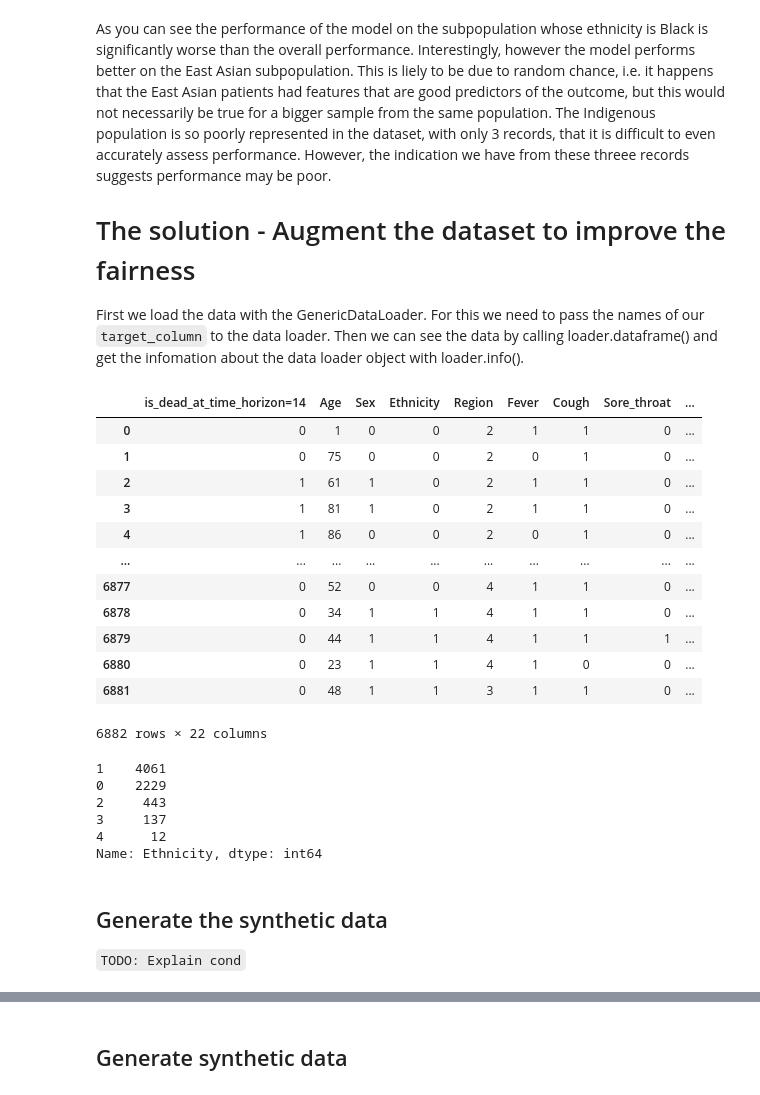
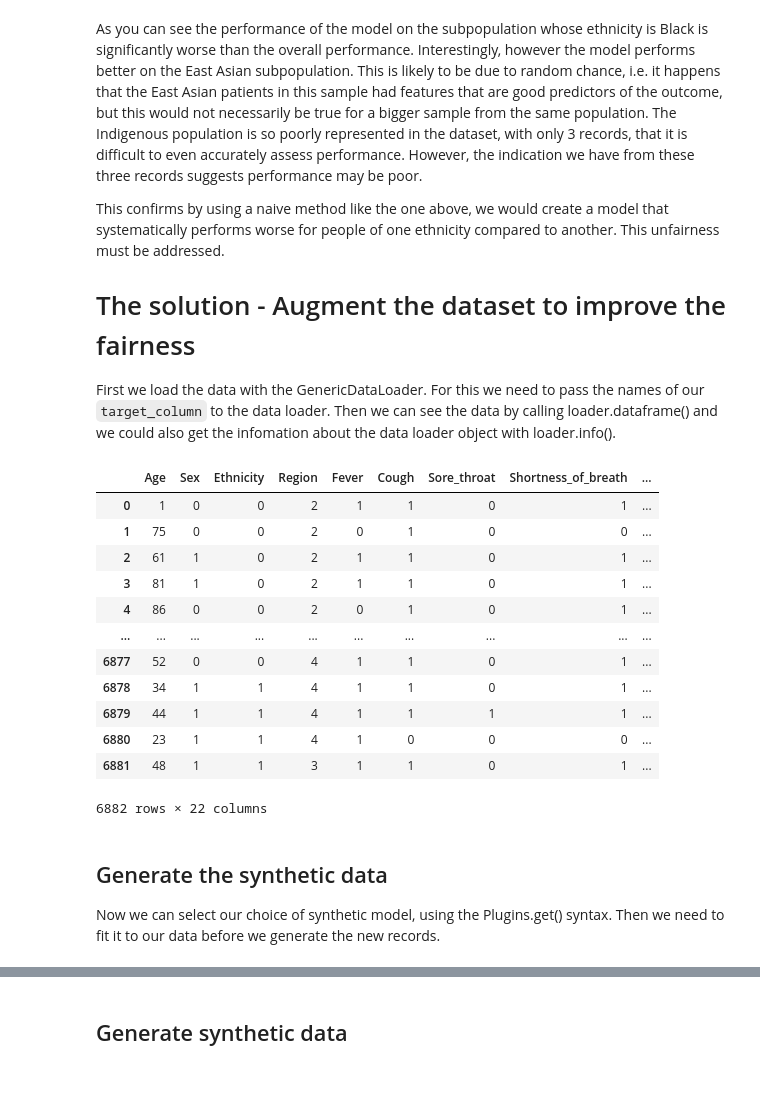
Before and after one commit to vanderschaarlab/synthetic-data-lab, a Jupyter notebook: Tutorials/Case Study 2 - Fairness.ipynb, the cells around one changed output, grey strips where cells are left out. Saved outputs shown, nothing was run; the diff lists cells and outputs as text; code cells hidden in the pictures.

````diff
--- a/Tutorials/Case Study 2 - Fairness.ipynb
+++ b/Tutorials/Case Study 2 - Fairness.ipynb
@@ -54,0 +47,20 @@ ethnicity_mapper = {
+# %%
+time_horizon = 14
+X = pd.read_csv(f"../data/Brazil_COVID/covid_normalised_numericalised.csv")
+
+X.loc[(X["Days_hospital_to_outcome"] <= time_horizon) & (X["is_dead"] == 1), f"is_dead_at_time_horizon={time_horizon}"] = 1
+X.loc[(X["Days_hospital_to_outcome"] > time_horizon), f"is_dead_at_time_horizon={time_horizon}"] = 0
+X.loc[(X["is_dead"] == 0), f"is_dead_at_time_horizon={time_horizon}"] = 0
+X[f"is_dead_at_time_horizon={time_horizon}"] = X[f"is_dead_at_time_horizon={time_horizon}"].astype(int)
+
+X.drop(columns=["is_dead", "Days_hospital_to_outcome"], inplace=True) # drop survival columns as they are not needed for a classification problem
+display(X)
+
+# Define the mappings of the encoded values in the Ethnicity column to the understandable values
+ethnicity_mapper = {
+    0: "Mixed",
+    1: "White",
+    2: "Black",
+    3: "East Asian",
+    4: "Indigenous",
+}
@@ -114,42 +154,37 @@ plt.show()
 # %% [markdown]
-As you can see the performance of the model on the subpopulation whose ethnicity is Black is significantly worse than the overall performance. Interestingly, however the model performs better on the East Asian subpopulation. This is liely to be due to random chance, i.e. it happens that the East Asian patients had features that are good predictors of the outcome, but this would not necessarily be true for a bigger sample from the same population. The Indigenous population is so poorly represented in the dataset, with only 3 records, that it is difficult to even accurately assess performance. However, the indication we have from these threee records suggests performance may be poor.
+As you can see the performance of the model on the subpopulation whose ethnicity is Black is significantly worse than the overall performance. Interestingly, however the model performs better on the East Asian subpopulation. This is likely to be due to random chance, i.e. it happens that the East Asian patients in this sample had features that are good predictors of the outcome, but this would not necessarily be true for a bigger sample from the same population. The Indigenous population is so poorly represented in the dataset, with only 3 records, that it is difficult to even accurately assess performance. However, the indication we have from these three records suggests performance may be poor.
+
+This confirms by using a naive method like the one above, we would create a model that systematically performs worse for people of one ethnicity compared to another. This unfairness must be addressed.
 
 # The solution - Augment the dataset to improve the fairness
 
-First we load the data with the GenericDataLoader. For this we need to pass the names of our `target_column` to the data loader. Then we can see the data by calling loader.dataframe() and get the infomation about the data loader object with loader.info().
+First we load the data with the GenericDataLoader. For this we need to pass the names of our `target_column` to the data loader. Then we can see the data by calling loader.dataframe() and we could also get the infomation about the data loader object with loader.info().
 # %%
 loader = GenericDataLoader(
     X,
-    target_column="is_dead_at_time_horizon=14",
+    target_column=f"is_dead_at_time_horizon={time_horizon}",
     sensitive_features=["Age", "Sex", "Ethnicity", "Region"],
     random_state=42,
 )
 
 display(loader.dataframe())
-print(loader["Ethnicity"].value_counts())
 # %% [output]
-|  | is_dead_at_time_horizon=14 | Age | Sex | Ethnicity | Region | Fever | Cough | Sore_throat | ... |
-| 0 | 0 | 1 | 0 | 0 | 2 | 1 | 1 | 0 | ... |
-| 1 | 0 | 75 | 0 | 0 | 2 | 0 | 1 | 0 | ... |
-| 2 | 1 | 61 | 1 | 0 | 2 | 1 | 1 | 0 | ... |
-| 3 | 1 | 81 | 1 | 0 | 2 | 1 | 1 | 0 | ... |
-| 4 | 1 | 86 | 0 | 0 | 2 | 0 | 1 | 0 | ... |
+|  | Age | Sex | Ethnicity | Region | Fever | Cough | Sore_throat | Shortness_of_breath | ... |
+| 0 | 1 | 0 | 0 | 2 | 1 | 1 | 0 | 1 | ... |
+| 1 | 75 | 0 | 0 | 2 | 0 | 1 | 0 | 0 | ... |
+| 2 | 61 | 1 | 0 | 2 | 1 | 1 | 0 | 1 | ... |
+| 3 | 81 | 1 | 0 | 2 | 1 | 1 | 0 | 1 | ... |
+| 4 | 86 | 0 | 0 | 2 | 0 | 1 | 0 | 1 | ... |
 | ... | ... | ... | ... | ... | ... | ... | ... | ... | ... |
-| 6877 | 0 | 52 | 0 | 0 | 4 | 1 | 1 | 0 | ... |
-| 6878 | 0 | 34 | 1 | 1 | 4 | 1 | 1 | 0 | ... |
-| 6879 | 0 | 44 | 1 | 1 | 4 | 1 | 1 | 1 | ... |
-| 6880 | 0 | 23 | 1 | 1 | 4 | 1 | 0 | 0 | ... |
-| 6881 | 0 | 48 | 1 | 1 | 3 | 1 | 1 | 0 | ... |
+| 6877 | 52 | 0 | 0 | 4 | 1 | 1 | 0 | 1 | ... |
+| 6878 | 34 | 1 | 1 | 4 | 1 | 1 | 0 | 1 | ... |
+| 6879 | 44 | 1 | 1 | 4 | 1 | 1 | 1 | 1 | ... |
+| 6880 | 23 | 1 | 1 | 4 | 1 | 0 | 0 | 0 | ... |
+| 6881 | 48 | 1 | 1 | 3 | 1 | 1 | 0 | 1 | ... |
 6882 rows × 22 columns
-1    4061
-0    2229
-2     443
-3     137
-4      12
-Name: Ethnicity, dtype: int64
 # %% [markdown]
 ## Generate the synthetic data
-```TODO: Explain cond```
+Now we can select our choice of synthetic model, using the Plugins.get() syntax. Then we need to fit it to our data before we generate the new records.
 # %%
 prefix = "fairness.conditional_augmentation"
 model = "ctgan"
````
Also changed, not shown: parts of 25 cells of this notebook, 6 other files.
